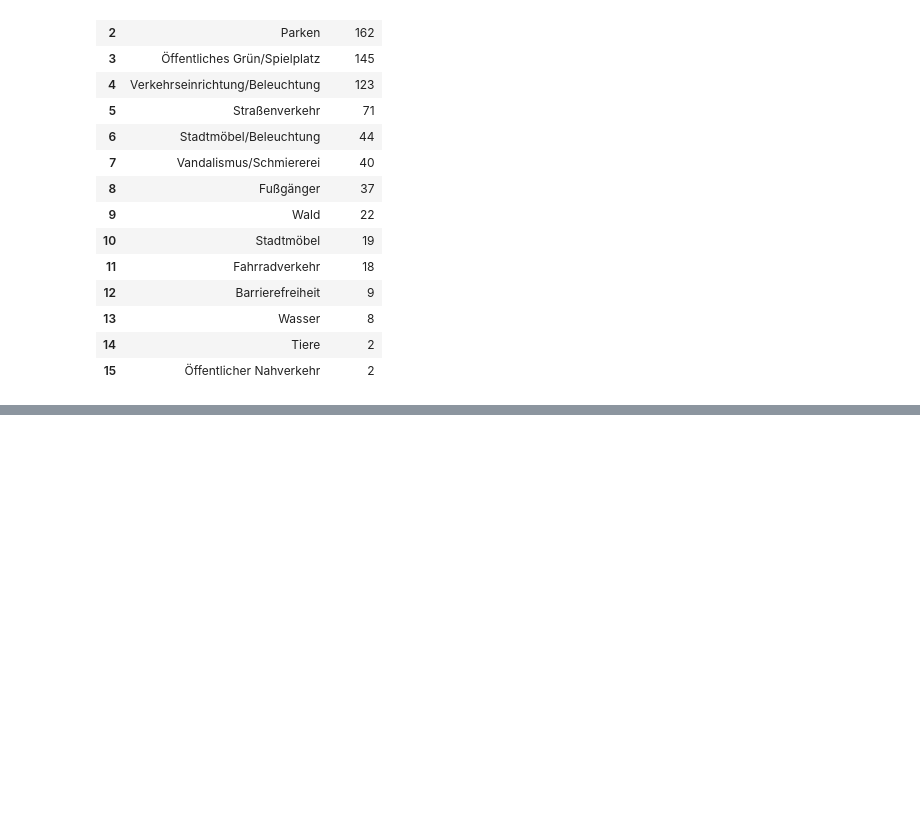
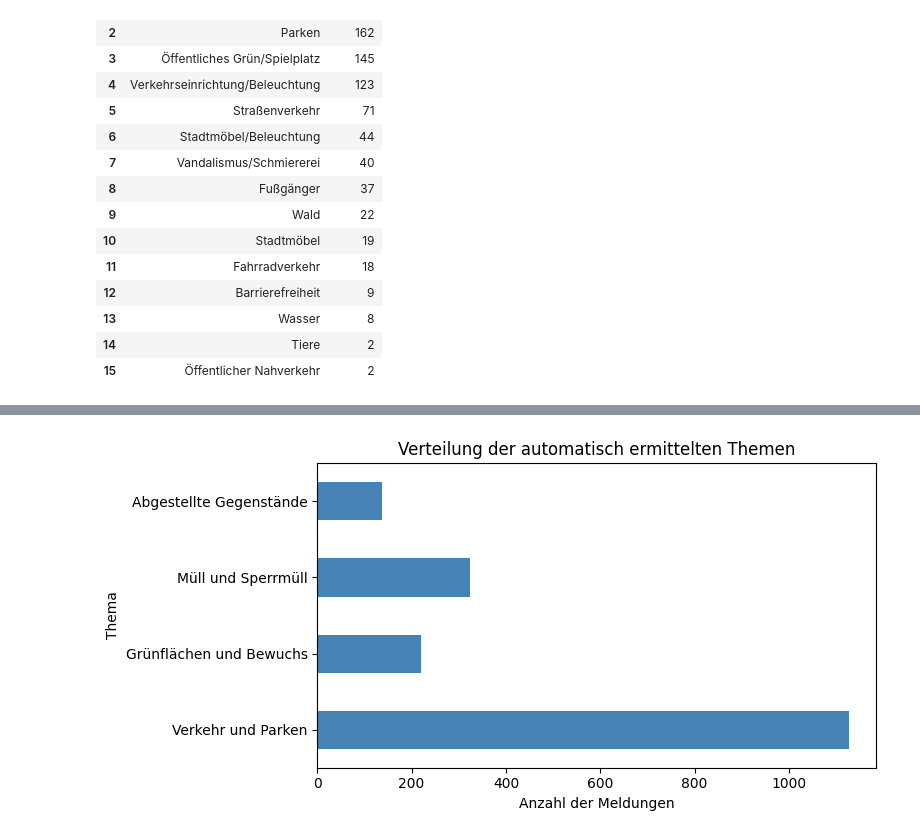
Before and after one commit to Vestal1/nlp-analyse-klarschiff-hro, a Jupyter notebook: notebooks/klarschiff_nlp_analyse.ipynb, the cells around one changed output, grey strips where cells are left out. Cells and saved outputs as stored; diff of their text form; code cells hidden in the pictures; blank space fills up the shorter version.

```diff
--- a/notebooks/klarschiff_nlp_analyse.ipynb
+++ b/notebooks/klarschiff_nlp_analyse.ipynb
@@ -591,0 +598,27 @@ kategorien
+# %%
+reihenfolge = [
+    "Verkehr und Parken",
+    "Grünflächen und Bewuchs",
+    "Müll und Sperrmüll",
+    "Abgestellte Gegenstände"
+]
+
+verteilung_plot = (
+    df_text["nmf_thema_name"]
+    .value_counts()
+    .reindex(reihenfolge)
+)
+
+verteilung_plot.plot(
+    kind="barh",
+    color="steelblue",
+    figsize=(8, 4)
+)
+
+plt.title("Verteilung der automatisch ermittelten Themen")
+plt.xlabel("Anzahl der Meldungen")
+plt.ylabel("Thema")
+plt.tight_layout()
+plt.show()
+# %% [output]
+[figure, added]
```
Also changed, not shown: parts of 4 cells of this notebook.
